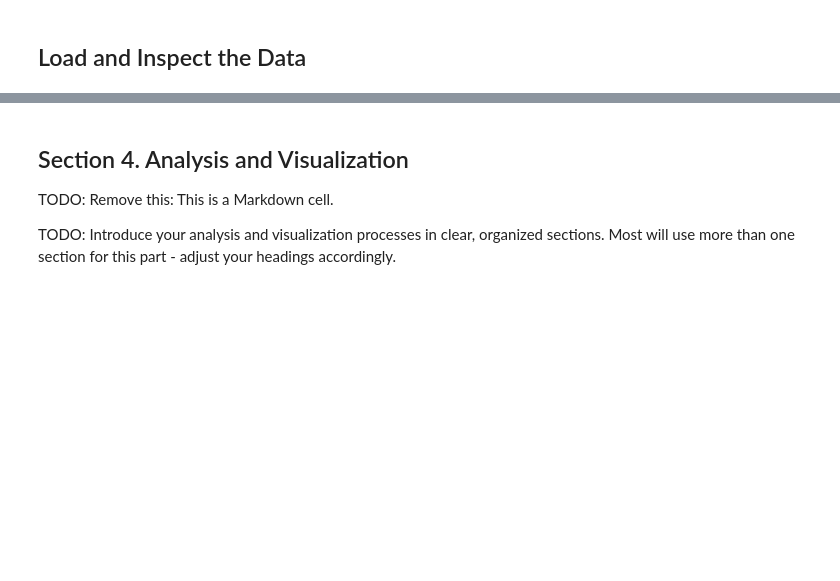
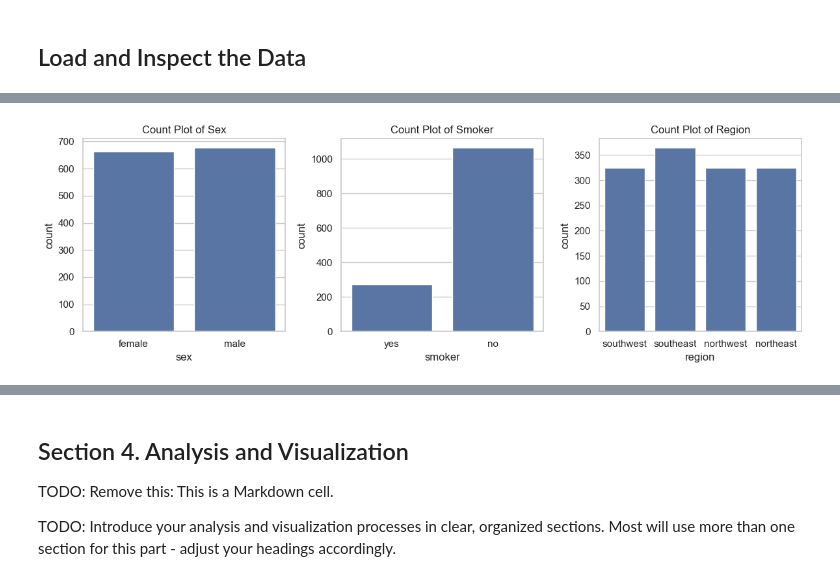
Before and after one commit to egbogbo11/capstone-insurance-costs-predictor, a Jupyter notebook: notebooks/demo_notebook.ipynb, the cells around one changed output, grey strips where cells are left out. Drawn from its saved outputs; the diff is of its cells as text; code cells hidden in the pictures; blank space fills up the shorter version.

```diff
--- a/notebooks/demo_notebook.ipynb
+++ b/notebooks/demo_notebook.ipynb
@@ -88,0 +118,11 @@ None
+# %%
+categorical_cols = ['sex', 'smoker', 'region']
+plt.figure(figsize=(12, 4))
+for i, col in enumerate(categorical_cols, 1):
+    plt.subplot(1, 3, i)
+    sns.countplot(x=col, data=df)
+    plt.title(f"Count Plot of {col.capitalize()}")
+plt.tight_layout()
+plt.show()
+# %% [output]
+[figure, added]
```
Also changed, not shown: parts of 14 cells of this notebook.
